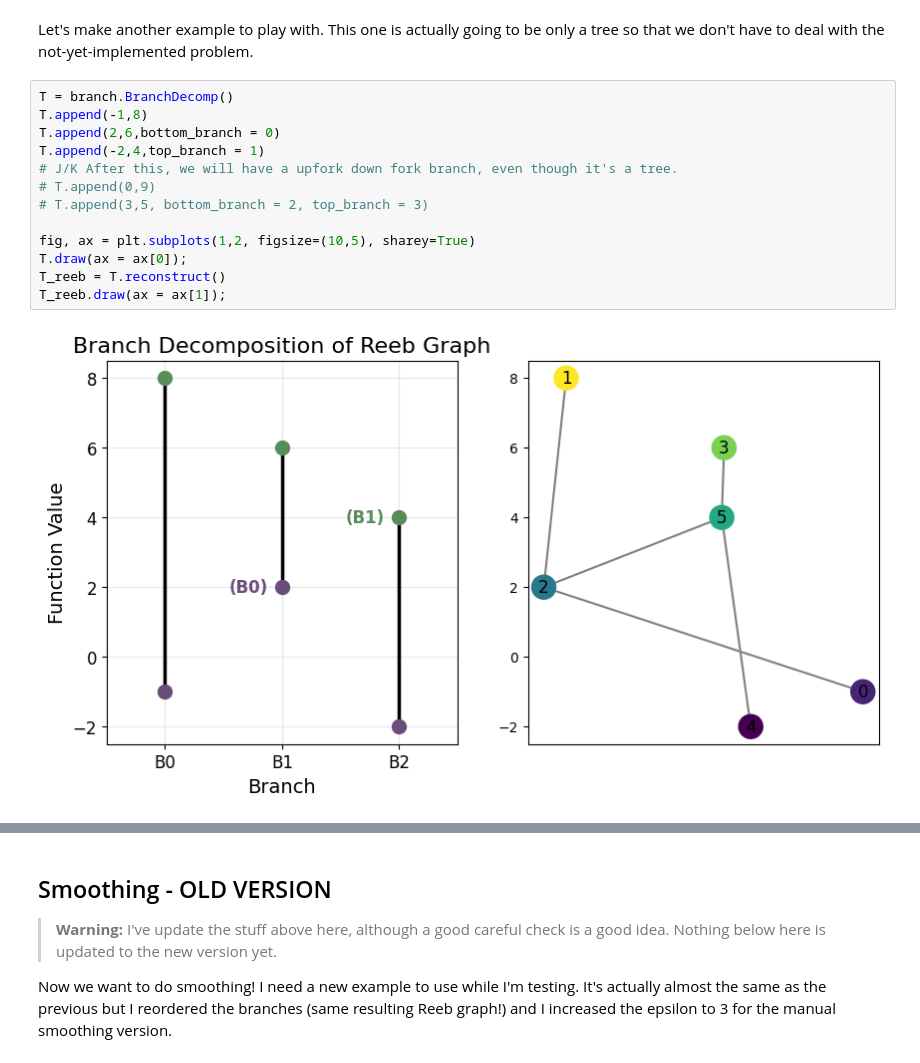
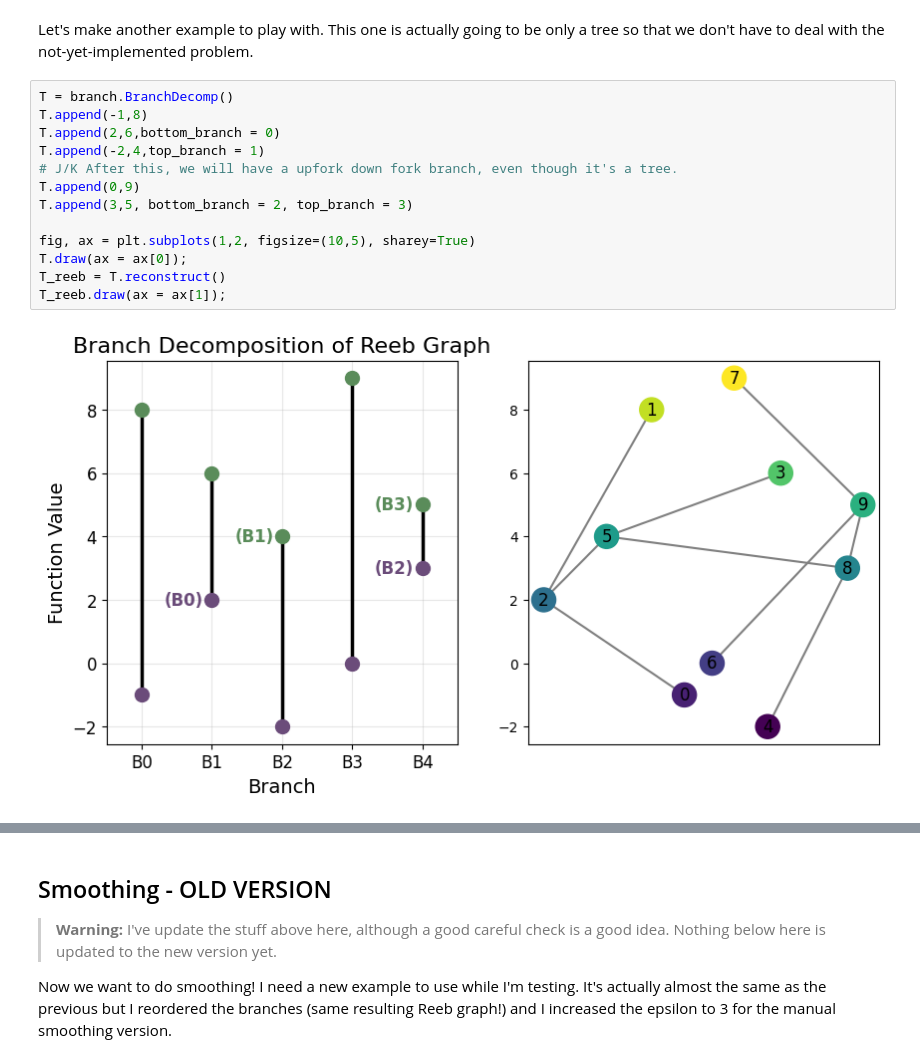
Before and after one commit to MunchLab/ceREEBerus, a Jupyter notebook: doc_source/experimental/sandbox_decomposition.ipynb, the cells around one changed output, grey strips where cells are left out. Cells and saved outputs as stored; diff of their text form.

```diff
--- a/doc_source/experimental/sandbox_decomposition.ipynb
+++ b/doc_source/experimental/sandbox_decomposition.ipynb
@@ -309,16 +301,16 @@ Let's make another example to play with. This one is actually going to be only a
 # %%
 T = branch.BranchDecomp()
 T.append(-1,8)
 T.append(2,6,bottom_branch = 0)
 T.append(-2,4,top_branch = 1)
 # J/K After this, we will have a upfork down fork branch, even though it's a tree.
-# T.append(0,9)
-# T.append(3,5, bottom_branch = 2, top_branch = 3)
+T.append(0,9)
+T.append(3,5, bottom_branch = 2, top_branch = 3)
 
 fig, ax = plt.subplots(1,2, figsize=(10,5), sharey=True)
 T.draw(ax = ax[0]);
 T_reeb = T.reconstruct()
 T_reeb.draw(ax = ax[1]);
 # %% [output]
-[figure, old version]
+[figure, new version]
 # %%
```
Also changed, not shown: parts of 3 cells of this notebook, 1 other file.
